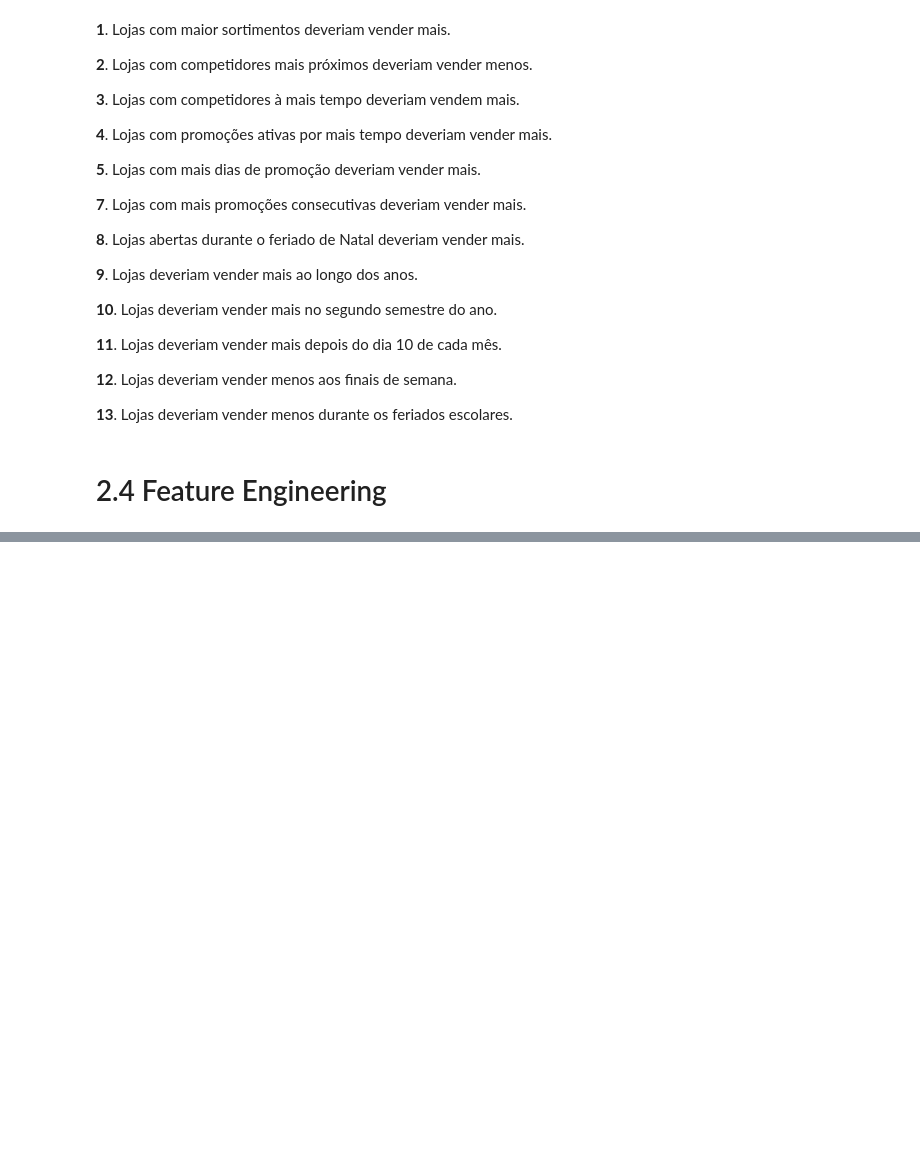
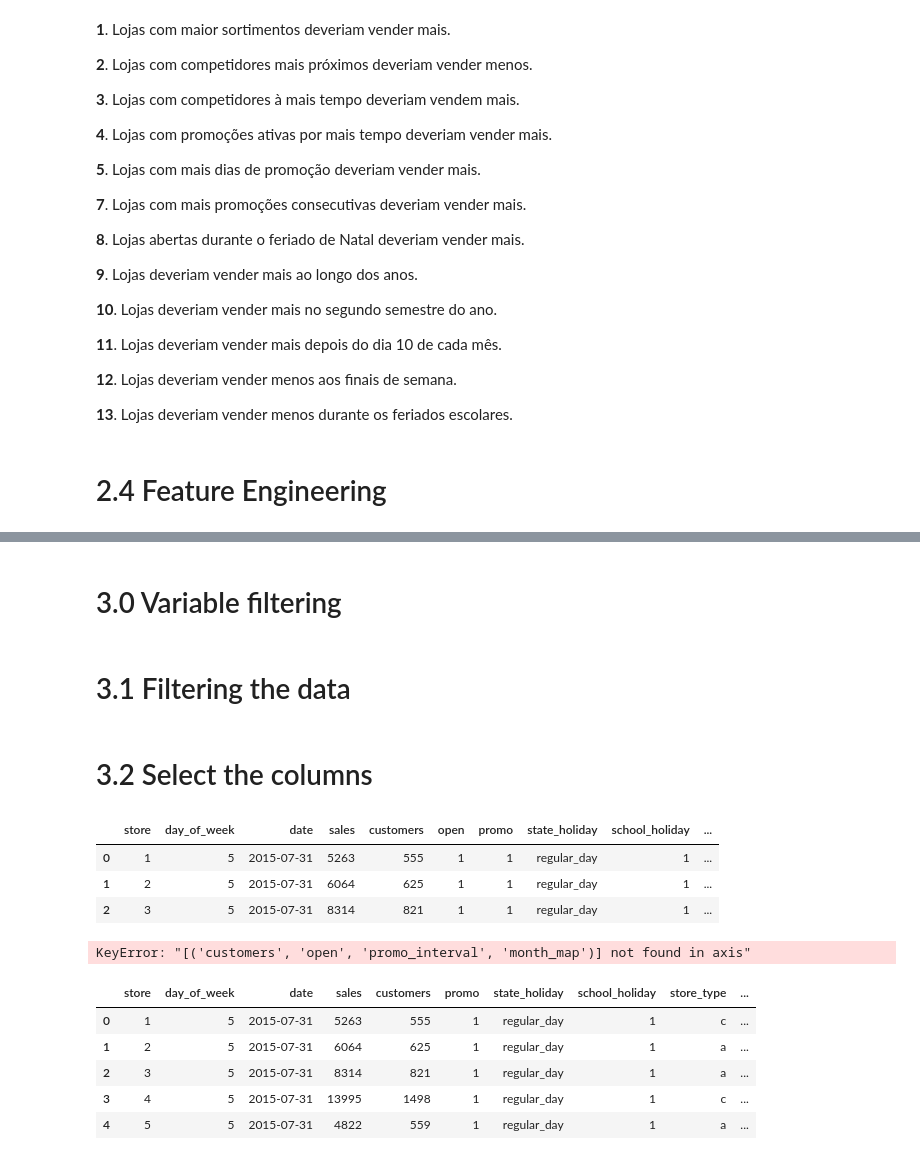
Before and after one commit to guiaraujofreitas/Rossmann-Store-Sales, a Jupyter notebook: m03_Store_Sales_prediction.ipynb, the cells around one changed output, grey strips where cells are left out. Cells and saved outputs as stored; diff of their text form; code cells hidden in the pictures; blank space fills up the shorter version.

Commit message:
Variable filtering done

```diff
--- a/m03_Store_Sales_prediction.ipynb
+++ b/m03_Store_Sales_prediction.ipynb
@@ -494,0 +468,34 @@ Name: promo_since, dtype: object
+# %% [markdown]
+# 3.0 Variable filtering
+# %%
+df3 = df2.copy(deep=True)
+# %% [markdown]
+# 3.1 Filtering the data
+# %%
+#filtereing the rows open and sales of dataset
+
+df3= df3.loc[(df3['open'] > 0) & (df3['sales'] > 0) ]
+# %% [markdown]
+# 3.2 Select the columns
+# %%
+df3.head(3)
+# %% [output]
+|  | store | day_of_week | date | sales | customers | open | promo | state_holiday | school_holiday | ... |
+| 0 | 1 | 5 | 2015-07-31 | 5263 | 555 | 1 | 1 | regular_day | 1 | ... |
+| 1 | 2 | 5 | 2015-07-31 | 6064 | 625 | 1 | 1 | regular_day | 1 | ... |
+| 2 | 3 | 5 | 2015-07-31 | 8314 | 821 | 1 | 1 | regular_day | 1 | ... |
+# %%
+cols_drop= ['customers','open','promo_interval','month_map']
+
+df3 = df3.drop( [cols_drop],axis=1 )
+# %% [output]
+KeyError: "[('customers', 'open', 'promo_interval', 'month_map')] not found in axis"
+# %%
+df3.head()
+# %% [output]
+|  | store | day_of_week | date | sales | customers | promo | state_holiday | school_holiday | store_type | ... |
+| 0 | 1 | 5 | 2015-07-31 | 5263 | 555 | 1 | regular_day | 1 | c | ... |
+| 1 | 2 | 5 | 2015-07-31 | 6064 | 625 | 1 | regular_day | 1 | a | ... |
+| 2 | 3 | 5 | 2015-07-31 | 8314 | 821 | 1 | regular_day | 1 | a | ... |
+| 3 | 4 | 5 | 2015-07-31 | 13995 | 1498 | 1 | regular_day | 1 | c | ... |
+| 4 | 5 | 5 | 2015-07-31 | 4822 | 559 | 1 | regular_day | 1 | a | ... |
```
Also changed, not shown: parts of 4 cells of this notebook.
